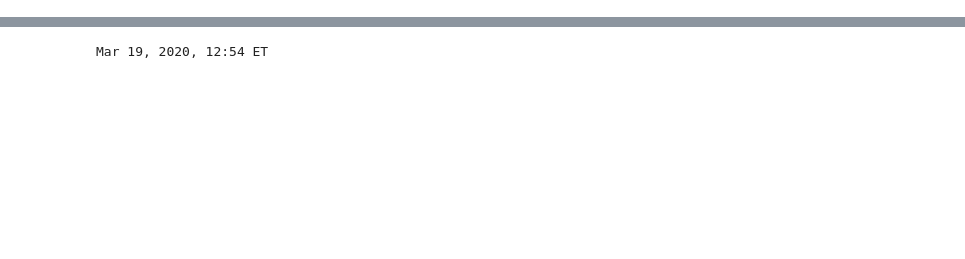
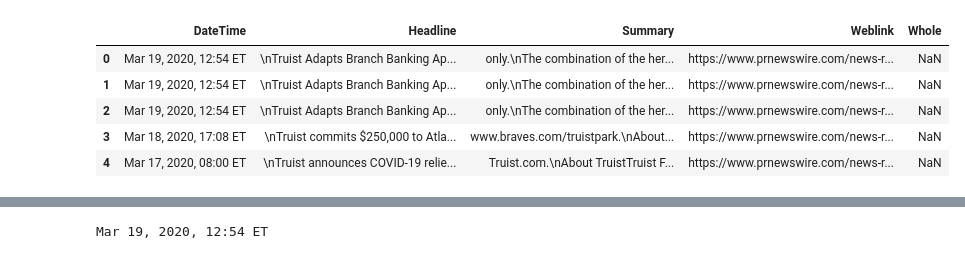
Before and after one commit to westcliffe/web-scrapping, a Jupyter notebook: BeautifulSoup.ipynb, the cells around one changed output, grey strips where cells are left out. Cells and saved outputs as stored; diff of their text form; code cells hidden in the pictures; blank space fills up the shorter version.

```diff
--- a/BeautifulSoup.ipynb
+++ b/BeautifulSoup.ipynb
@@ -21,0 +30,25 @@ csv_writer.writerow(['DateTime','headline','summary'])
+# %%
+# create a empty list of variable
+DateTime=[]
+headline=[]
+summary =[]
+webpage=[]
+whole=[]
+# %%
+for article in soup.find_all('div', {'class':[  "col-sm-12 card", "col-sm-8 col-lg-9 pull-left card"]}):
+
+    DateTime.append(article.small.text)
+
+
+    headline.append(article.a.text)
+
+
+    webpage.append(str('https://www.prnewswire.com' + article.a['href']))
+#     webpage2=str('https://www.prnewswire.com' + article.a['href'])
+
+    summary.append(article.p.text)
+
+
+    for tags in BeautifulSoup(requests.get(str('https://www.prnewswire.com' + article.a['href'])).
+                              text,'lxml').find('section',class_='release-body container').find_all('p'):
+        whole.append(tags.get_text
@@ -22 +147,19 @@ csv_writer.writerow(['DateTime','headline','summary'])
+# %%
+data={'DateTime':DateTime,
+      'Headline':headline,
+      'Summary':summary,
+     'Weblink':webpage,
+      'WholeStory':whole
+     }
+# %%
+df=pd.DataFrame(data,columns=['DateTime','Headline','Summary','Weblink','Whole'])
+# %%
+df.head()
+# %% [output]
+|  | DateTime | Headline | Summary | Weblink | Whole |
+| 0 | Mar 19, 2020, 12:54 ET | \nTruist Adapts Branch Banking Ap... | only.\nThe combination of the her... | https://www.prnewswire.com/news-r... | NaN |
+| 1 | Mar 19, 2020, 12:54 ET | \nTruist Adapts Branch Banking Ap... | only.\nThe combination of the her... | https://www.prnewswire.com/news-r... | NaN |
+| 2 | Mar 19, 2020, 12:54 ET | \nTruist Adapts Branch Banking Ap... | only.\nThe combination of the her... | https://www.prnewswire.com/news-r... | NaN |
+| 3 | Mar 18, 2020, 17:08 ET | \nTruist commits $250,000 to Atla... | www.braves.com/truistpark.\nAbout... | https://www.prnewswire.com/news-r... | NaN |
+| 4 | Mar 17, 2020, 08:00 ET | \nTruist announces COVID-19 relie... | Truist.com.\nAbout TruistTruist F... | https://www.prnewswire.com/news-r... | NaN |
 # %%
```
Also changed, not shown: parts of 28 cells of this notebook.
